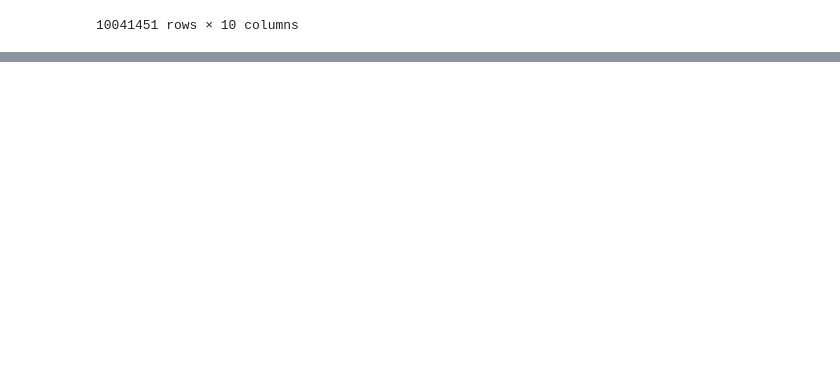
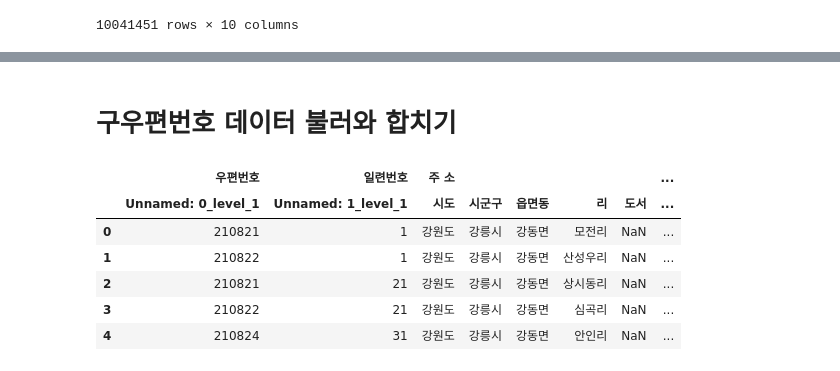
Before and after one commit to namolee/fintech_service, a Jupyter notebook: 대용량_파일처리.ipynb, the cells around one changed output, grey strips where cells are left out. Cells and saved outputs as stored; diff of their text form; code cells hidden in the pictures; blank space fills up the shorter version.

```diff
--- a/대용량_파일처리.ipynb
+++ b/대용량_파일처리.ipynb
@@ -894,0 +1030,13 @@ test.to_csv('completion.csv', index=False)
+# %% [markdown]
+# 구우편번호 데이터 불러와 합치기
+# %%
+old_address_df = pd.read_excel("./mini_project/zipcode_DB/20150707_우편번호(기존형태).xls",header=[0,1])
+old_address_df.head()
+# %% [output]
+|  | 우편번호 | 일련번호 | 주 소 |  |  |  |  | ... |
+|  | Unnamed: 0_level_1 | Unnamed: 1_level_1 | 시도 | 시군구 | 읍면동 | 리 | 도서 | ... |
+| 0 | 210821 | 1 | 강원도 | 강릉시 | 강동면 | 모전리 | NaN | ... |
+| 1 | 210822 | 1 | 강원도 | 강릉시 | 강동면 | 산성우리 | NaN | ... |
+| 2 | 210821 | 21 | 강원도 | 강릉시 | 강동면 | 상시동리 | NaN | ... |
+| 3 | 210822 | 21 | 강원도 | 강릉시 | 강동면 | 심곡리 | NaN | ... |
+| 4 | 210824 | 31 | 강원도 | 강릉시 | 강동면 | 안인리 | NaN | ... |
```
Also changed, not shown: parts of 24 cells of this notebook, 2 other files.
